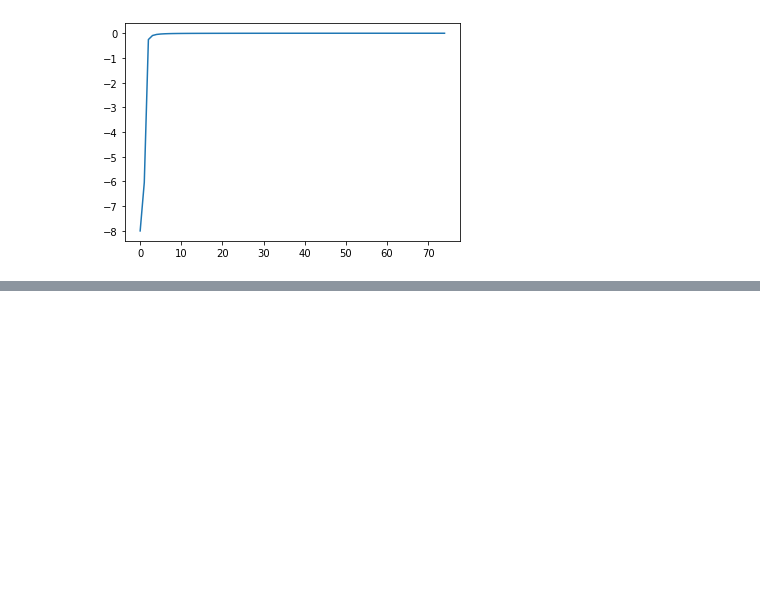
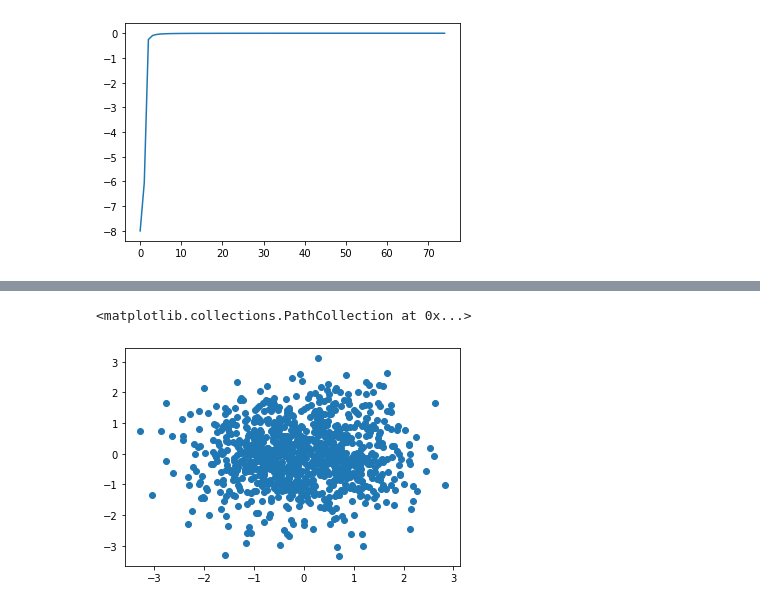
Before and after one commit to mateuszkojro/dims, a Jupyter notebook: motion-detect/notebooks/kalman_filter.ipynb, the cells around one changed output, grey strips where cells are left out. Drawn from its saved outputs; the diff is of its cells as text; code cells hidden in the pictures; blank space fills up the shorter version.

```diff
--- a/motion-detect/notebooks/kalman_filter.ipynb
+++ b/motion-detect/notebooks/kalman_filter.ipynb
@@ -225,0 +222,7 @@ plt.show()
+# %%
+random_x = np.random.randn(1000)
+random_y = np.random.randn(1000)
+plt.scatter(random_x, random_y)
+# %% [output]
+<matplotlib.collections.PathCollection at 0x...>
+[figure, added]
```
Also changed, not shown: parts of 12 cells of this notebook, 1 other file.
